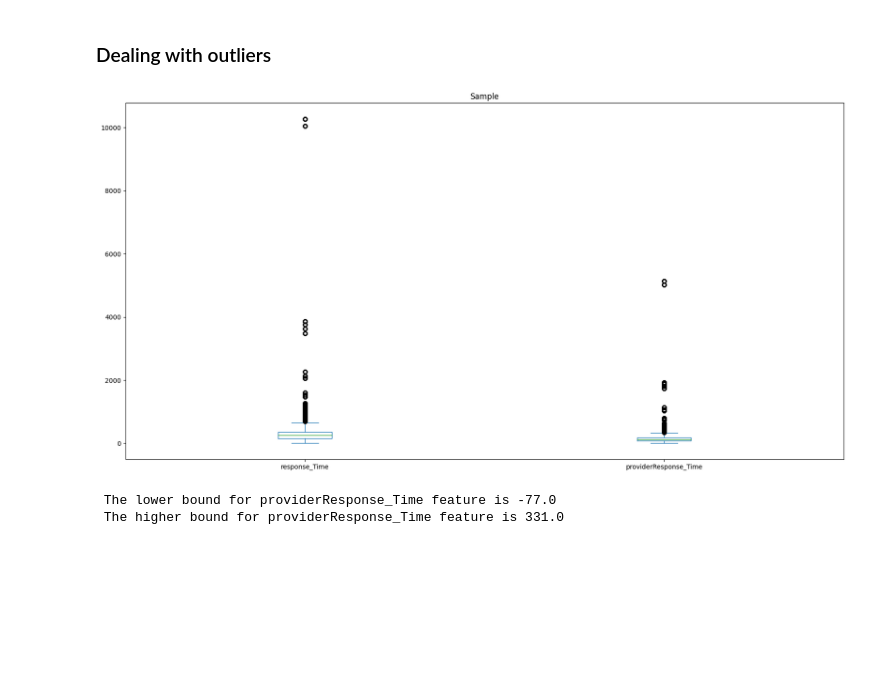
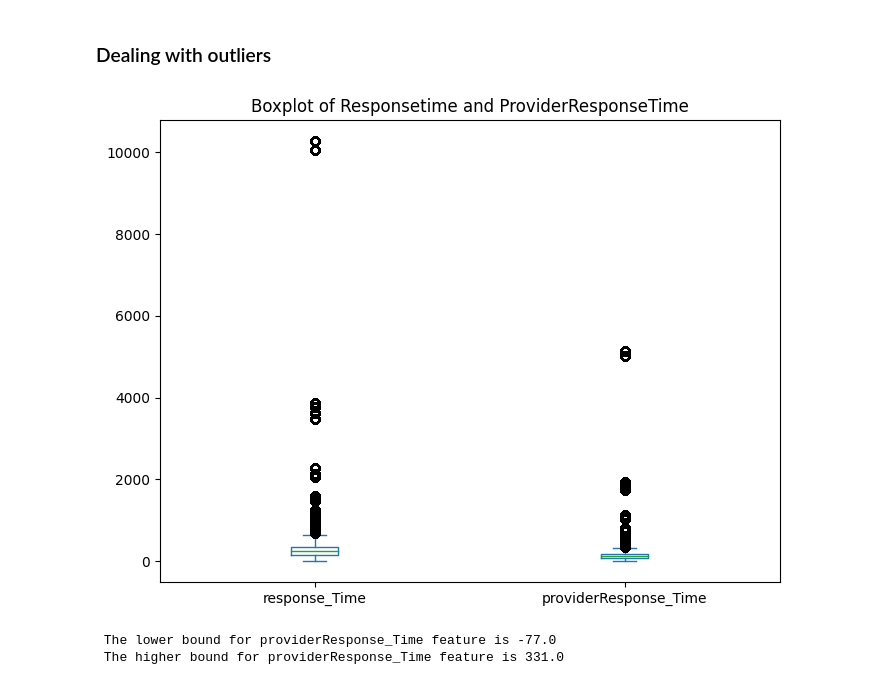
Before and after one commit to amyrmahdy/api-management, a Jupyter notebook: APIM.ipynb, the cells around one changed output. Drawn from its saved outputs; the diff is of its cells as text; code cells hidden in the pictures; blank space fills up the shorter version.

Commit message:
All Chart is justified and APIM is updated.

```diff
--- a/APIM.ipynb
+++ b/APIM.ipynb
@@ -37,4 +20,4 @@ import plotly_express as px
 import matplotlib.pyplot as plt
 import plotly.graph_objects as go
 # %%
-#df = pd.read_parquet('api_management_clean.parquet')
+df = pd.read_parquet('/content/api_management_clean.parquet')
@@ -49,5 +24,3 @@ Saving api_management_clean.parquet to api_management_clean.parquet
-# %%
-df = pd.read_parquet('api_management_clean.parquet')
 # %% [markdown]
 ## Overview
 # %%
@@ -132,10 +105,10 @@ df = df.drop(df[(df["providerResponse_Time"] == 0) | (df["response_Time"] == 0)]
 # %% [markdown]
 ### Dealing with outliers
 # %%
-df.plot( kind = "box", figsize = (20,10), title = 'Sample')
+df.plot( kind = "box", figsize = (8,6), title = 'Boxplot of Responsetime and ProviderResponseTime')
 plt.show()
 # %% [output]
-[figure, old version]
+[figure, new version]
 # %%
 # using interquantile rage to detect and replace outliers.
 def lower_upper_bound_finder(column_name):
```
Also changed, not shown: parts of 23 cells of this notebook.
